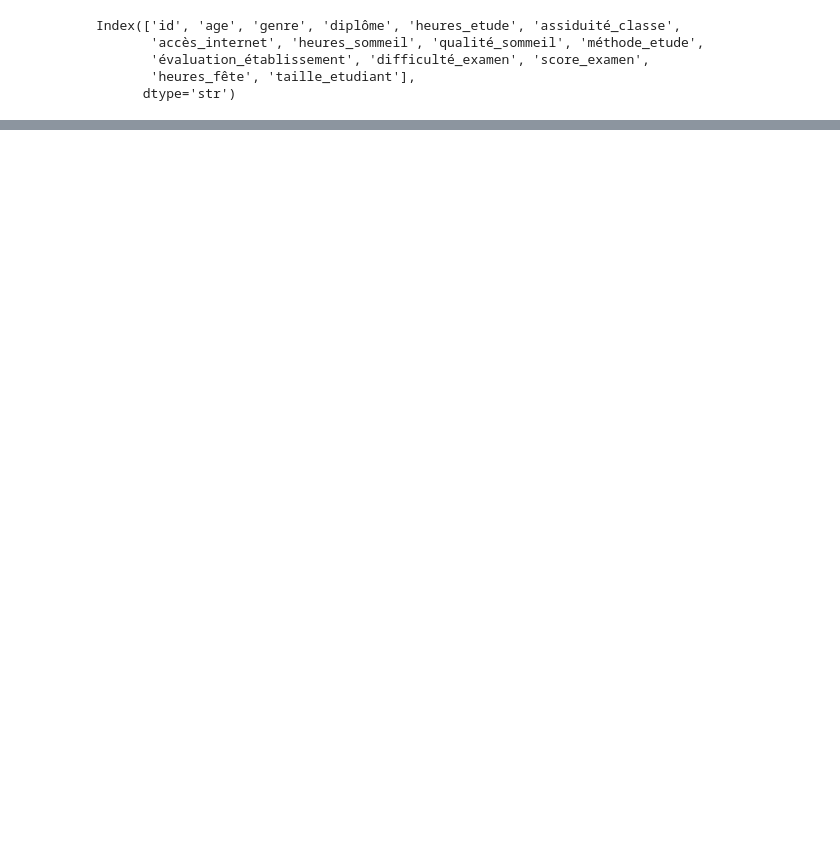
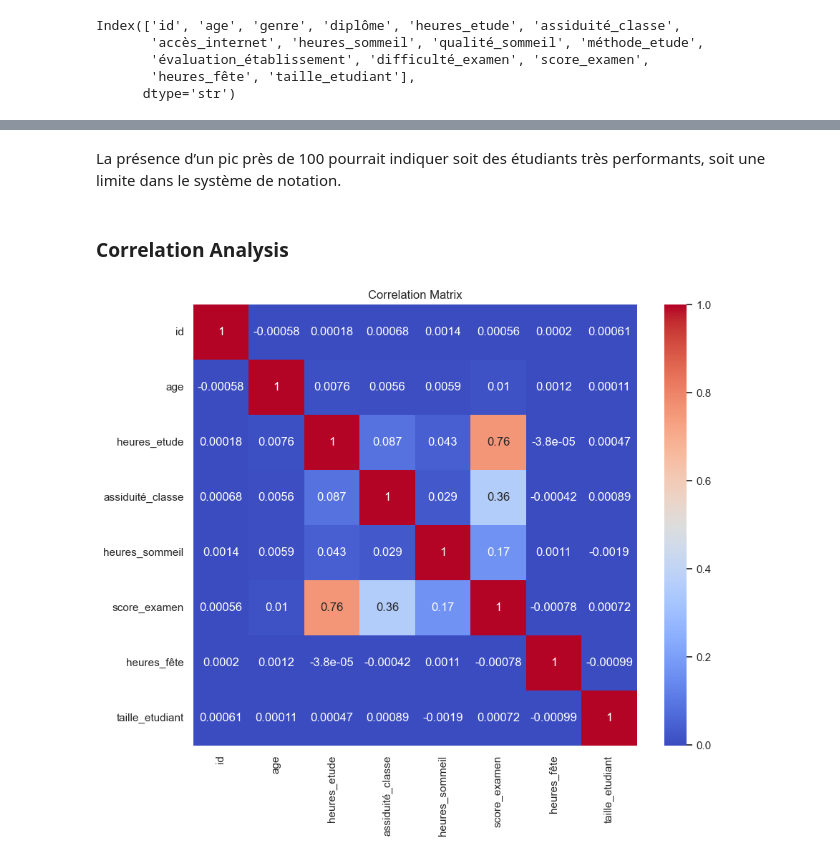
Before and after one commit to YLIssakha235/AI_project, a Jupyter notebook: notebooks/failure_prediction.ipynb, the cells around one changed output, grey strips where cells are left out. Drawn from its saved outputs; the diff is of its cells as text; code cells hidden in the pictures; blank space fills up the shorter version.

```diff
--- a/notebooks/failure_prediction.ipynb
+++ b/notebooks/failure_prediction.ipynb
@@ -943,0 +130,13 @@ Cela confirme les observations faites dans la partie sécurité.
+# %% [markdown]
+La présence d’un pic près de 100 pourrait indiquer soit des étudiants très performants, soit une limite dans le système de notation.
+# %% [markdown]
+### Correlation Analysis
+# %%
+plt.figure(figsize=(10,8))
+corr = df.corr(numeric_only=True)
+sns.heatmap(corr, annot=True, cmap="coolwarm")
+plt.title("Correlation Matrix")
+plt.savefig("correlation_matrix.png")
+plt.show()
+# %% [output]
+[figure, added]
```
Also changed, not shown: parts of 179 cells of this notebook.
